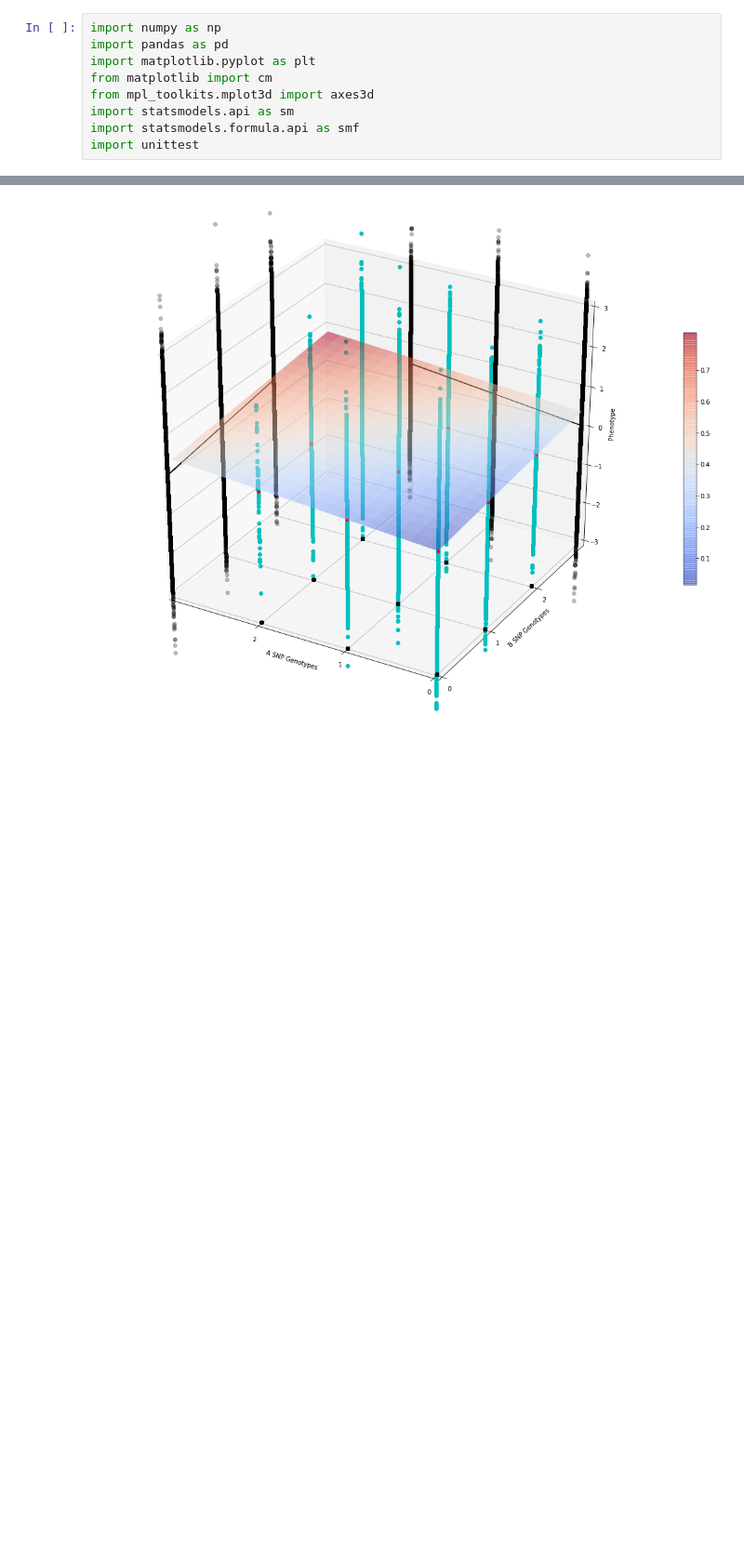
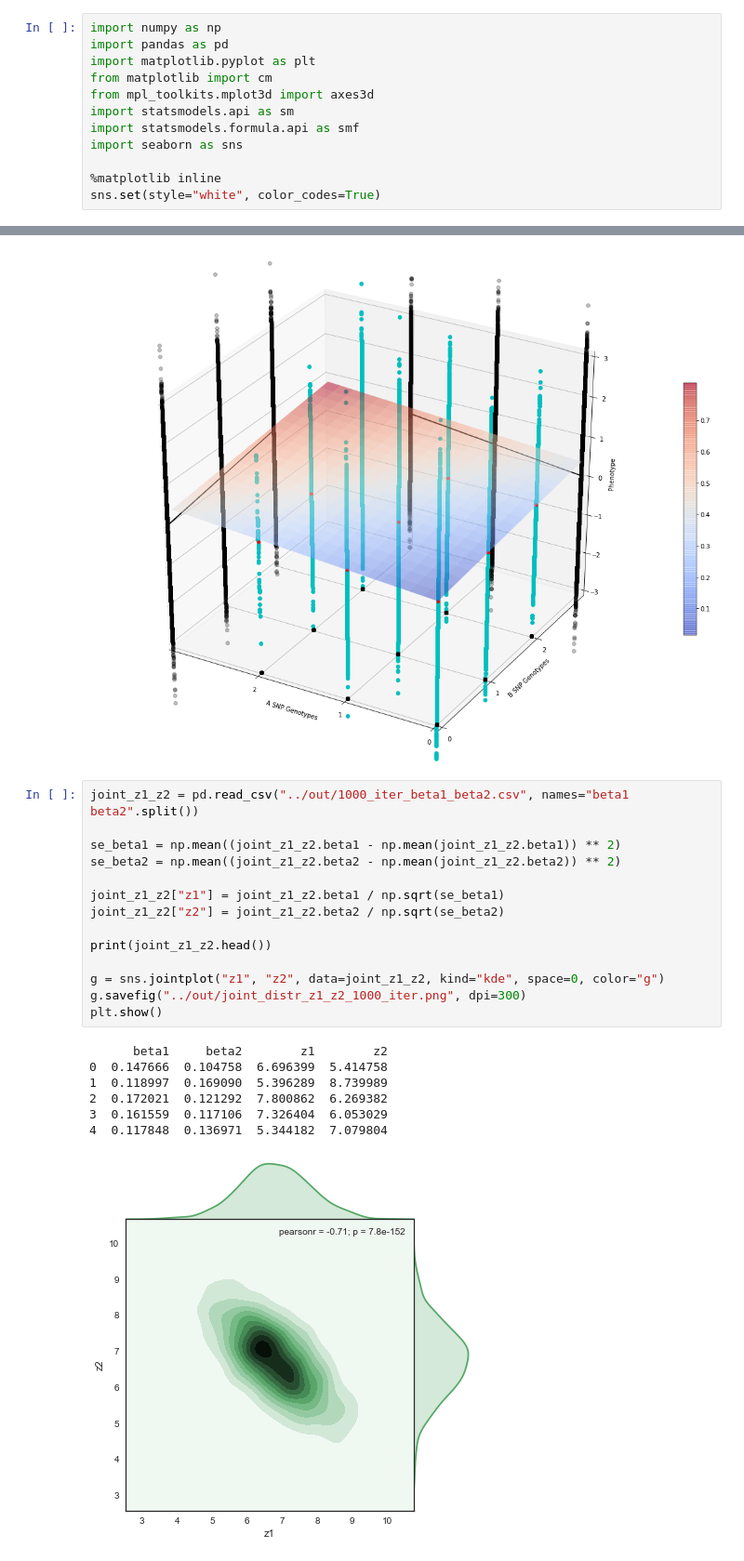
Before and after one commit to SSlavskii/cojo-robustness, a Jupyter notebook: src/simulations_algorithm.ipynb, the cells around one changed output, grey strips where cells are left out. Shown at 93% size. Cells and saved outputs as stored; diff of their text form; blank space fills up the shorter version.

Commit message:
plotting for joint z1 z2 distribution

```diff
--- a/src/simulations_algorithm.ipynb
+++ b/src/simulations_algorithm.ipynb
@@ -6,7 +6,10 @@ from matplotlib import cm
 from mpl_toolkits.mplot3d import axes3d
 import statsmodels.api as sm
 import statsmodels.formula.api as smf
-import unittest
+import seaborn as sns
+
+%matplotlib inline
+sns.set(style="white", color_codes=True)
 # %% [markdown]
 # Genotypes simulation algorithm
 # %% [markdown]
@@ -291,3 +294,25 @@ gen_a = 2 , gen_b = 1 , mean = 0.4227611735248942
 gen_a = 2 , gen_b = 2 , mean = 0.5623698024850529
 0.5623698024850529
 [figure]
+# %%
+joint_z1_z2 = pd.read_csv("../out/1000_iter_beta1_beta2.csv", names="beta1 beta2".split())
+
+se_beta1 = np.mean((joint_z1_z2.beta1 - np.mean(joint_z1_z2.beta1)) ** 2)
+se_beta2 = np.mean((joint_z1_z2.beta2 - np.mean(joint_z1_z2.beta2)) ** 2)
+
+joint_z1_z2["z1"] = joint_z1_z2.beta1 / np.sqrt(se_beta1)
+joint_z1_z2["z2"] = joint_z1_z2.beta2 / np.sqrt(se_beta2)
+
+print(joint_z1_z2.head())
+
+g = sns.jointplot("z1", "z2", data=joint_z1_z2, kind="kde", space=0, color="g")
+g.savefig("../out/joint_distr_z1_z2_1000_iter.png", dpi=300)
+plt.show()
+# %% [output]
+      beta1     beta2        z1        z2
+0  0.147666  0.104758  6.696399  5.414758
+1  0.118997  0.169090  5.396289  8.739989
+2  0.172021  0.121292  7.800862  6.269382
+3  0.161559  0.117106  7.326404  6.053029
+4  0.117848  0.136971  5.344182  7.079804
+[figure, added]
```
Also changed, not shown: 5 other files.
